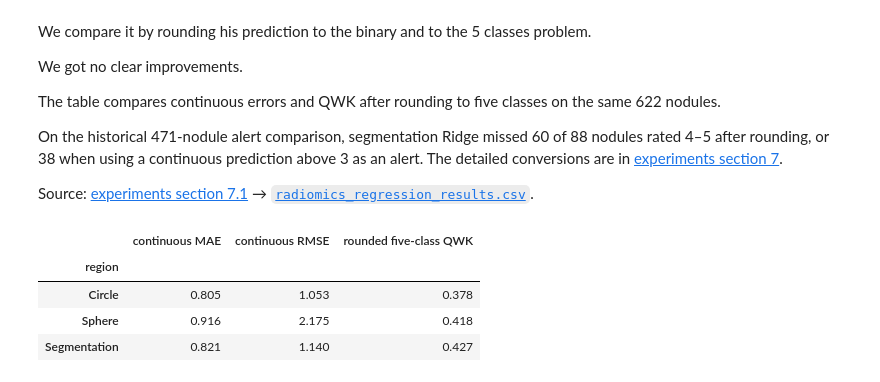
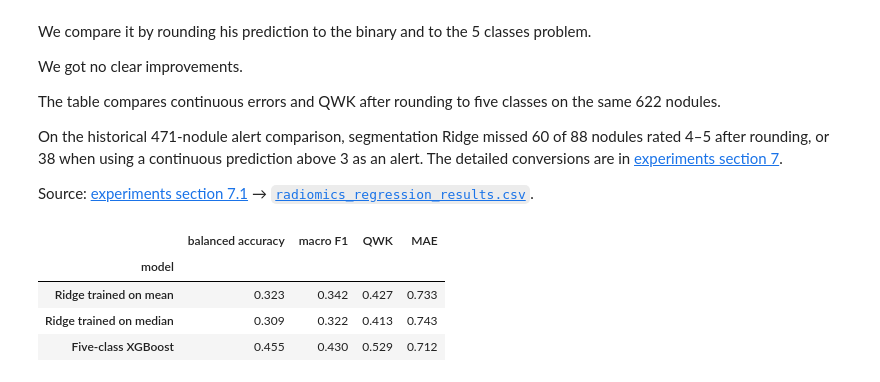
Before and after one commit to anaaaraujoo/lung-ct-classification, a Jupyter notebook: notebooks/radiomics_analysis.ipynb, the cells around one changed output. Saved outputs shown, nothing was run; the diff lists cells and outputs as text; code cells hidden in the pictures.

```diff
--- a/notebooks/radiomics_analysis.ipynb
+++ b/notebooks/radiomics_analysis.ipynb
@@ -599,13 +599,28 @@ On the historical 471-nodule alert comparison, segmentation Ridge missed 60 of 8
 
 Source: [experiments section 7.1](radiomics_experiments.ipynb#71-regression-table-for-the-main-notebook) → [`radiomics_regression_results.csv`](../data/processed/radiomics_regression_results.csv).
 # %%
-regression_results = pd.read_csv(ROOT / "data/processed/radiomics_regression_results.csv")
-display(regression_results.set_index("region")[[
-    "continuous MAE", "continuous RMSE", "rounded five-class QWK",
-]].round(3))
+runs = {
+    "Ridge trained on mean": "ridge_segmentation_3d_c50_ge3",
+    "Ridge trained on median": "ridge_segmentation_3d_c50_ge3_median",
+    "Five-class XGBoost": "xgboost_segmentation_3d_c50_ge3_balanced_5class",
+}
+
+rows = []
+for name, run in runs.items():
+    scores = pd.read_csv(ROOT / "models" / run / "metrics.csv")
+    overall = scores.loc[scores["fold"].eq("overall_oof")].iloc[0]
+    rows.append({
+        "model": name,
+        "balanced accuracy": overall["balanced_accuracy"],
+        "macro F1": overall["macro_f1"],
+        "QWK": overall["qwk"],
+        "MAE": overall["mae"],
+    })
+
+display(pd.DataFrame(rows).set_index("model").round(3))
 # %% [output]
-|  | continuous MAE | continuous RMSE | rounded five-class QWK |
-| region |  |  |  |
-| Circle | 0.805 | 1.053 | 0.378 |
-| Sphere | 0.916 | 2.175 | 0.418 |
-| Segmentation | 0.821 | 1.140 | 0.427 |
+|  | balanced accuracy | macro F1 | QWK | MAE |
+| model |  |  |  |  |
+| Ridge trained on mean | 0.323 | 0.342 | 0.427 | 0.733 |
+| Ridge trained on median | 0.309 | 0.322 | 0.413 | 0.743 |
+| Five-class XGBoost | 0.455 | 0.430 | 0.529 | 0.712 |
```
Also changed, not shown: parts of 1 cell of this notebook, 5 other files.
